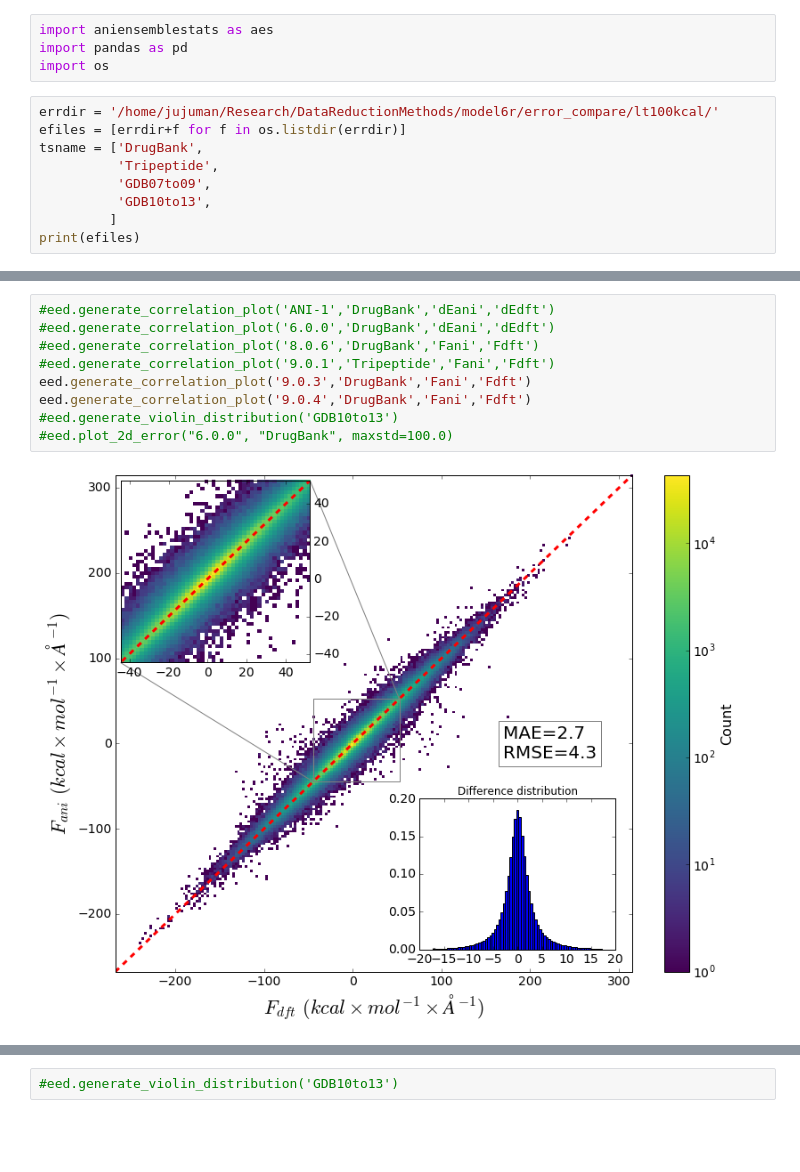
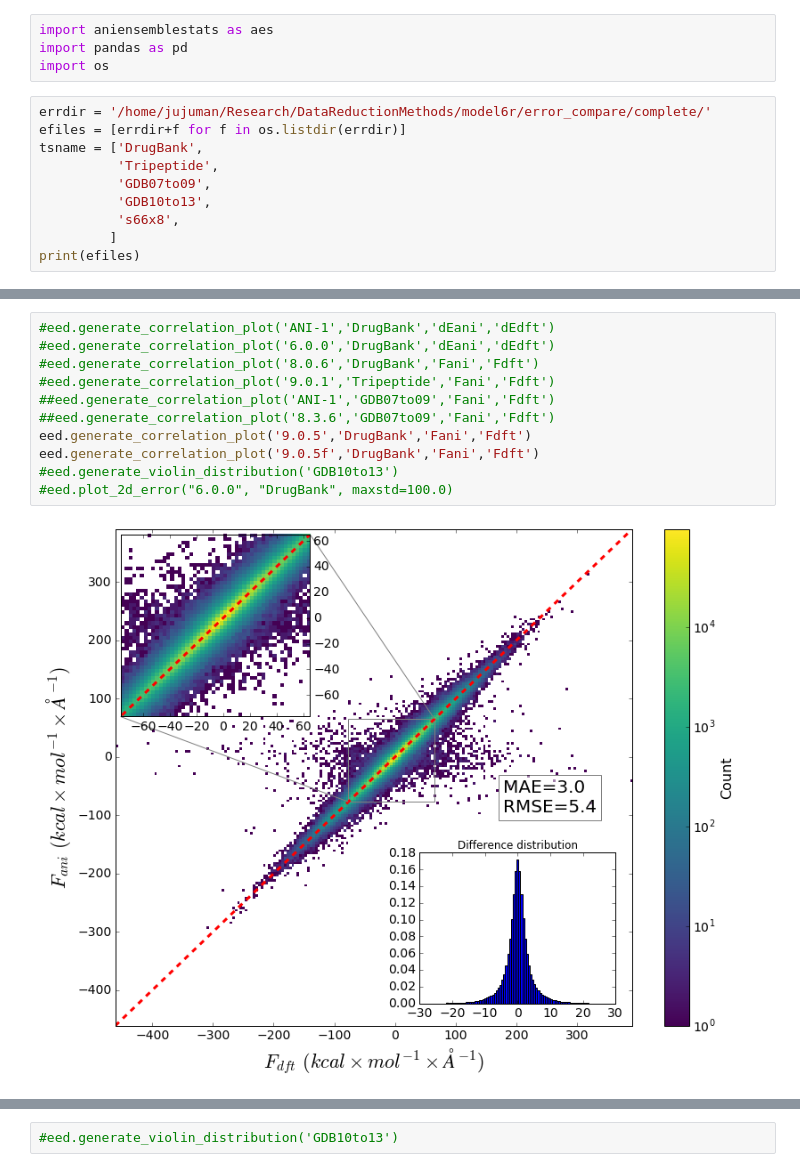
Before and after one commit to Jussmith01/ANI-Tools, a Jupyter notebook: notebooks/evaluate_tsdata.ipynb, the cells around one changed output, grey strips where cells are left out. Saved outputs shown, nothing was run; the diff lists cells and outputs as text; blank space fills up the shorter version.

```diff
--- a/notebooks/evaluate_tsdata.ipynb
+++ b/notebooks/evaluate_tsdata.ipynb
@@ -3,12 +3,13 @@ import aniensemblestats as aes
 import pandas as pd
 import os
 # %%
-errdir = '/home/jujuman/Research/DataReductionMethods/model6r/error_compare/lt100kcal/'
+errdir = '/home/jujuman/Research/DataReductionMethods/model6r/error_compare/complete/'
 efiles = [errdir+f for f in os.listdir(errdir)]
 tsname = ['DrugBank',
           'Tripeptide',
           'GDB07to09',
           'GDB10to13',
+          's66x8',
          ]
 print(efiles)
 # %% [output]
@@ -44,11 +53,13 @@ dict_keys(['9.0.3', '6.2.4', '7.0.4', '8.1.6', '6.0.0', '9.0.4', 'ANI-1', '8.3.6
 # %%
 #eed.generate_correlation_plot('ANI-1','DrugBank','dEani','dEdft')
 #eed.generate_correlation_plot('6.0.0','DrugBank','dEani','dEdft')
 #eed.generate_correlation_plot('8.0.6','DrugBank','Fani','Fdft')
 #eed.generate_correlation_plot('9.0.1','Tripeptide','Fani','Fdft')
-eed.generate_correlation_plot('9.0.3','DrugBank','Fani','Fdft')
-eed.generate_correlation_plot('9.0.4','DrugBank','Fani','Fdft')
+##eed.generate_correlation_plot('ANI-1','GDB07to09','Fani','Fdft')
+##eed.generate_correlation_plot('8.3.6','GDB07to09','Fani','Fdft')
+eed.generate_correlation_plot('9.0.5','DrugBank','Fani','Fdft')
+eed.generate_correlation_plot('9.0.5f','DrugBank','Fani','Fdft')
 #eed.generate_violin_distribution('GDB10to13')
 #eed.plot_2d_error("6.0.0", "DrugBank", maxstd=100.0)
 # %% [output]
-[figure, old version]
+[figure, new version]
```
Also changed, not shown: parts of 7 cells of this notebook, 12 other files.
